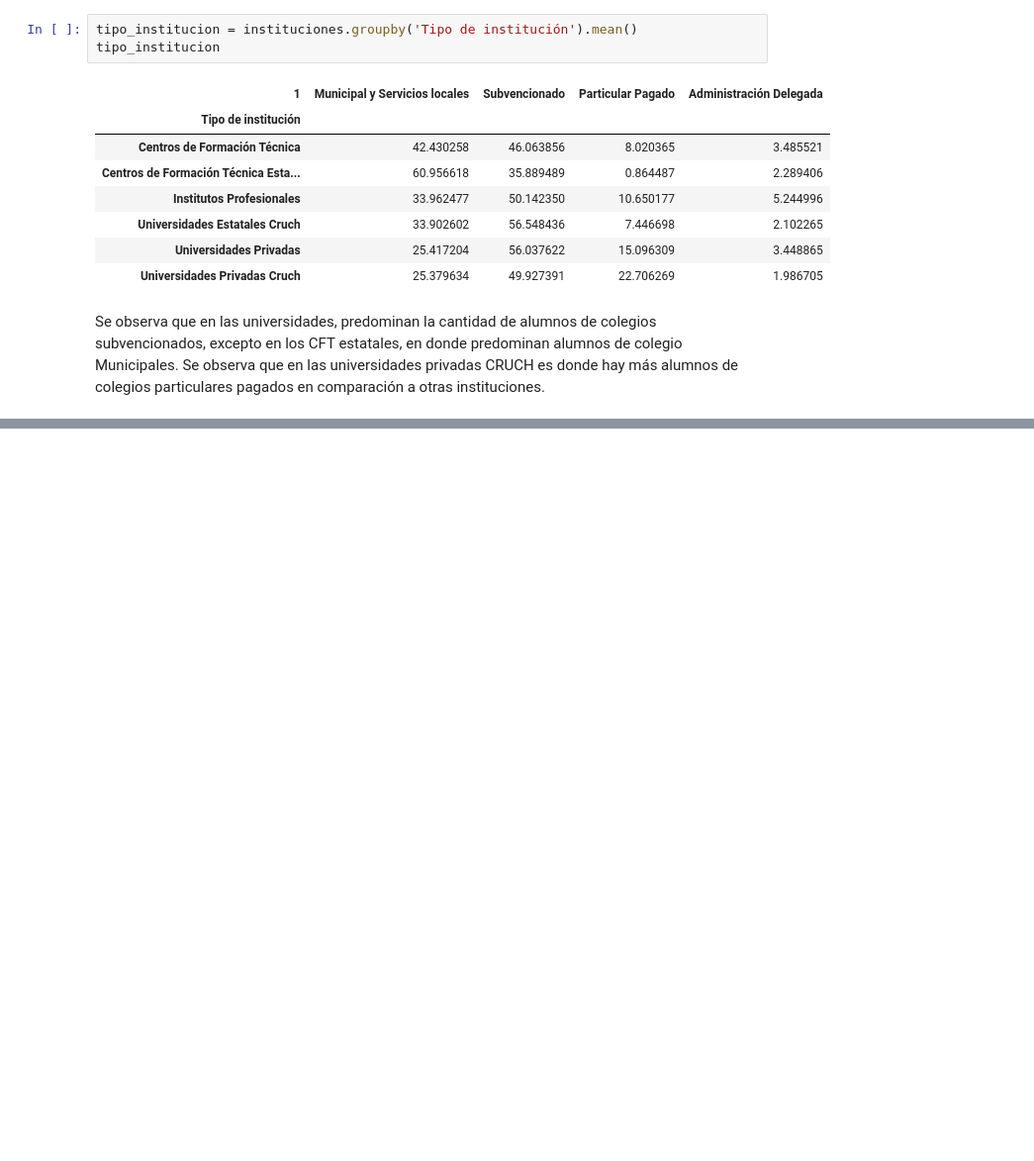
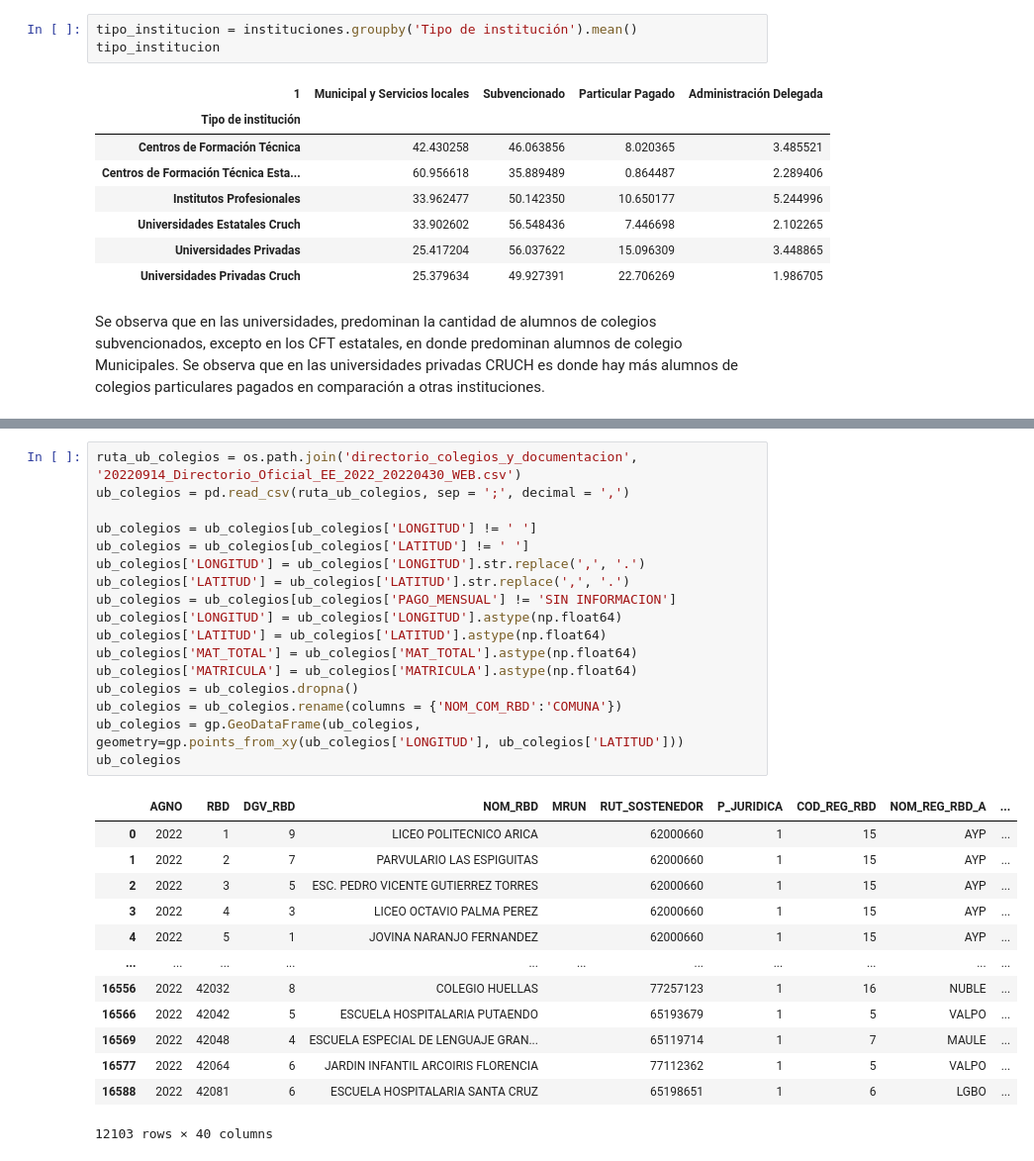
Before and after one commit to dvictorerol/proyecto-data-science, a Jupyter notebook: mifuturo/instituciones_tipocolegios.ipynb, the cells around one changed output, grey strips where cells are left out. Shown at 99% size. Drawn from its saved outputs; the diff is of its cells as text; blank space fills up the shorter version.

```diff
--- a/mifuturo/instituciones_tipocolegios.ipynb
+++ b/mifuturo/instituciones_tipocolegios.ipynb
@@ -93,0 +231,31 @@ for indice in range(len(universidades_7.index)):
+# %%
+ruta_ub_colegios = os.path.join('directorio_colegios_y_documentacion', '20220914_Directorio_Oficial_EE_2022_20220430_WEB.csv')
+ub_colegios = pd.read_csv(ruta_ub_colegios, sep = ';', decimal = ',')
+
+ub_colegios = ub_colegios[ub_colegios['LONGITUD'] != ' ']
+ub_colegios = ub_colegios[ub_colegios['LATITUD'] != ' ']
+ub_colegios['LONGITUD'] = ub_colegios['LONGITUD'].str.replace(',', '.')
+ub_colegios['LATITUD'] = ub_colegios['LATITUD'].str.replace(',', '.')
+ub_colegios = ub_colegios[ub_colegios['PAGO_MENSUAL'] != 'SIN INFORMACION']
+ub_colegios['LONGITUD'] = ub_colegios['LONGITUD'].astype(np.float64)
+ub_colegios['LATITUD'] = ub_colegios['LATITUD'].astype(np.float64)
+ub_colegios['MAT_TOTAL'] = ub_colegios['MAT_TOTAL'].astype(np.float64)
+ub_colegios['MATRICULA'] = ub_colegios['MATRICULA'].astype(np.float64)
+ub_colegios = ub_colegios.dropna()
+ub_colegios = ub_colegios.rename(columns = {'NOM_COM_RBD':'COMUNA'})
+ub_colegios = gp.GeoDataFrame(ub_colegios, geometry=gp.points_from_xy(ub_colegios['LONGITUD'], ub_colegios['LATITUD']))
+ub_colegios
+# %% [output]
+|  | AGNO | RBD | DGV_RBD | NOM_RBD | MRUN | RUT_SOSTENEDOR | P_JURIDICA | COD_REG_RBD | NOM_REG_RBD_A | ... |
+| 0 | 2022 | 1 | 9 | LICEO POLITECNICO ARICA |  | 62000660 | 1 | 15 | AYP | ... |
+| 1 | 2022 | 2 | 7 | PARVULARIO LAS ESPIGUITAS |  | 62000660 | 1 | 15 | AYP | ... |
+| 2 | 2022 | 3 | 5 | ESC. PEDRO VICENTE GUTIERREZ TORRES |  | 62000660 | 1 | 15 | AYP | ... |
+| 3 | 2022 | 4 | 3 | LICEO OCTAVIO PALMA PEREZ |  | 62000660 | 1 | 15 | AYP | ... |
+| 4 | 2022 | 5 | 1 | JOVINA NARANJO FERNANDEZ |  | 62000660 | 1 | 15 | AYP | ... |
+| ... | ... | ... | ... | ... | ... | ... | ... | ... | ... | ... |
+| 16556 | 2022 | 42032 | 8 | COLEGIO HUELLAS |  | 77257123 | 1 | 16 | NUBLE | ... |
+| 16566 | 2022 | 42042 | 5 | ESCUELA HOSPITALARIA PUTAENDO |  | 65193679 | 1 | 5 | VALPO | ... |
+| 16569 | 2022 | 42048 | 4 | ESCUELA ESPECIAL DE LENGUAJE GRAN... |  | 65119714 | 1 | 7 | MAULE | ... |
+| 16577 | 2022 | 42064 | 6 | JARDIN INFANTIL ARCOIRIS FLORENCIA |  | 77112362 | 1 | 5 | VALPO | ... |
+| 16588 | 2022 | 42081 | 6 | ESCUELA HOSPITALARIA SANTA CRUZ |  | 65198651 | 1 | 6 | LGBO | ... |
+12103 rows × 40 columns
```
Also changed, not shown: parts of 17 cells of this notebook, 1 other file.
